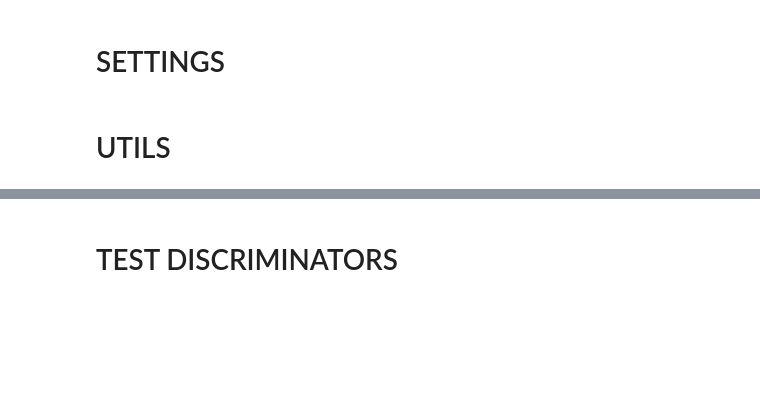
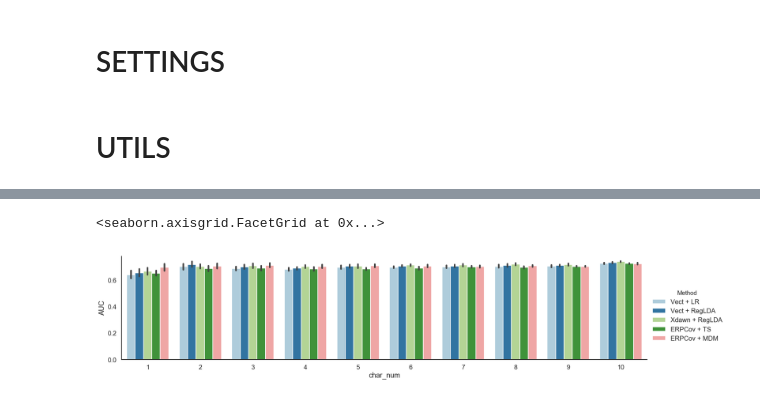
Before and after one commit to compmonks/reproducibility, a Jupyter notebook: code/p300_speller.ipynb, the cells around one changed output, grey strips where cells are left out. Saved outputs shown, nothing was run; the diff lists cells and outputs as text; code cells hidden in the pictures; blank space fills up the shorter version.

```diff
--- a/code/p300_speller.ipynb
+++ b/code/p300_speller.ipynb
@@ -66,7 +79,7 @@ def plotConditions(the_epochs, unit, channels_num, diff_waveform ,conditions = O
     ylim = (-6,6) #(tuple): (ymin, ymax)
     if isinstance(conditions, dict):
         conditions = OrderedDict(conditions)
-        palette = sns.color_palette(categorical_color_palette, len(conditions))
+        palette = sns.color_palette(diverging_color_palette, len(conditions))
         if unit == "Volts":
             X = the_epochs.get_data()
         elif unit == "uVolts":
@@ -102,7 +115,7 @@ def plotConditions(the_epochs, unit, channels_num, diff_waveform ,conditions = O
             legend = conditions.keys()
         axes[-1].legend(legend,loc='best',fontsize='xx-small')
         sns.despine()
-        plt.tight_layout()
+        #plt.tight_layout()
         if title:
             fig.suptitle(title, fontsize=20)
         plt.show()
@@ -194,39 +316,5 @@ sample drop: 5.4751186275702635 %
-# %% [markdown]
-# TEST DISCRIMINATORS
-# %%
-# list of best known discriminators
-clfs = OrderedDict()
-clfs['Vect + LR'] = make_pipeline(Vectorizer(), StandardScaler(), LogisticRegression())
-clfs['Vect + RegLDA'] = make_pipeline(Vectorizer(), LDA(shrinkage='auto', solver='eigen'))
-clfs['Xdawn + RegLDA'] = make_pipeline(Xdawn(2, classes=[1]), Vectorizer(), LDA(shrinkage='auto', solver='eigen'))
-clfs['ERPCov + TS'] = make_pipeline(ERPCovariances(), TangentSpace(), LogisticRegression())
-clfs['ERPCov + MDM'] = make_pipeline(ERPCovariances(), MDM())
-
-# prepare data
-the_epochs.pick_types(eeg=True)
-X = the_epochs.get_data() * 1e6
-times = the_epochs.times
-y = the_epochs.events[:, -1]
-cv = StratifiedShuffleSplit(n_splits=10, test_size=0.25, random_state=42)
-auc = []
-methods = []
-
-# cross validation AUC score by classifier
-for m in clfs:
-    res = cross_val_score(clfs[m], X, y==2, scoring='roc_auc', cv=cv, n_jobs=-1)
-    auc.extend(res)
-    methods.extend([m]*len(res))
-
-# plot
-results = pd.DataFrame(data=auc, columns=['AUC'])
-results['Method'] = methods
-palette = sns.color_palette(diverging_color_palette, len(results))
-plt.figure(figsize=[10,4])
-plt.title('Predictor Evaluation for AUC')
-sns.barplot(data=results, x='AUC', y='Method', palette=palette)
-plt.xlim(0.2, 0.99)
-sns.despine()
-#
-the_best_score = max(auc)
-the_best_method = methods[auc.index(the_best_score)]
-print("The best predictor is: {} score:{}".format(the_best_method, the_best_score))
+# %%
+sns.catplot(x='char_num', y='AUC', hue='Method', data=all_results, kind='bar',palette=palette,aspect=4)
+# %% [output]
+<seaborn.axisgrid.FacetGrid at 0x...>
+[figure, added]
```
Also changed, not shown: parts of 6 cells of this notebook, 12 other files.
